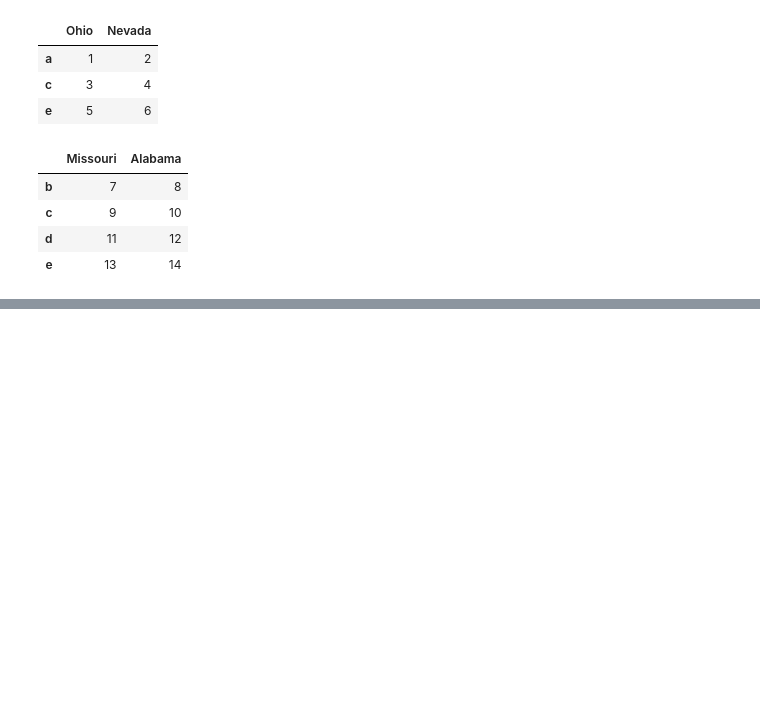
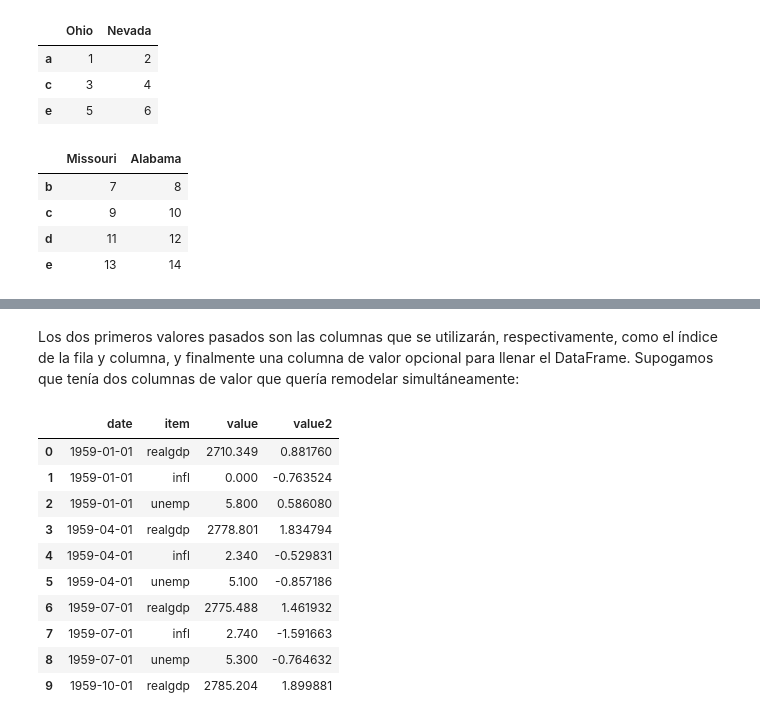
Before and after one commit to taquero-programador/Data-Analysis, a Jupyter notebook: Python for Data Analysis/chapter_08_data_wrangling/data_wrangling.ipynb, the cells around one changed output, grey strips where cells are left out. Drawn from its saved outputs; the diff is of its cells as text; code cells hidden in the pictures; blank space fills up the shorter version.

```diff
--- a/Python for Data Analysis/chapter_08_data_wrangling/data_wrangling.ipynb
+++ b/Python for Data Analysis/chapter_08_data_wrangling/data_wrangling.ipynb
@@ -617,0 +1142,5 @@ right2
+# %%
+periods = pd.PeriodIndex(year=data.pop("year"),
+                        quarter=data.pop("quarter"),
+                        name="date")
+periods
@@ -617,0 +1222,19 @@ right2
+# %% [markdown]
+Los dos primeros valores pasados son las columnas que se utilizarán, respectivamente, como el índice de la fila y
+columna, y finalmente una columna de valor opcional para llenar el DataFrame. Supogamos que tenía dos columnas de
+valor que quería remodelar simultáneamente:
+# %%
+long_data["value2"] = np.random.standard_normal(len(long_data))
+long_data[:10]
+# %% [output]
+|  | date | item | value | value2 |
+| 0 | 1959-01-01 | realgdp | 2710.349 | 0.881760 |
+| 1 | 1959-01-01 | infl | 0.000 | -0.763524 |
+| 2 | 1959-01-01 | unemp | 5.800 | 0.586080 |
+| 3 | 1959-04-01 | realgdp | 2778.801 | 1.834794 |
+| 4 | 1959-04-01 | infl | 2.340 | -0.529831 |
+| 5 | 1959-04-01 | unemp | 5.100 | -0.857186 |
+| 6 | 1959-07-01 | realgdp | 2775.488 | 1.461932 |
+| 7 | 1959-07-01 | infl | 2.740 | -1.591663 |
+| 8 | 1959-07-01 | unemp | 5.300 | -0.764632 |
+| 9 | 1959-10-01 | realgdp | 2785.204 | 1.899881 |
```
Also changed, not shown: parts of 107 cells of this notebook.
